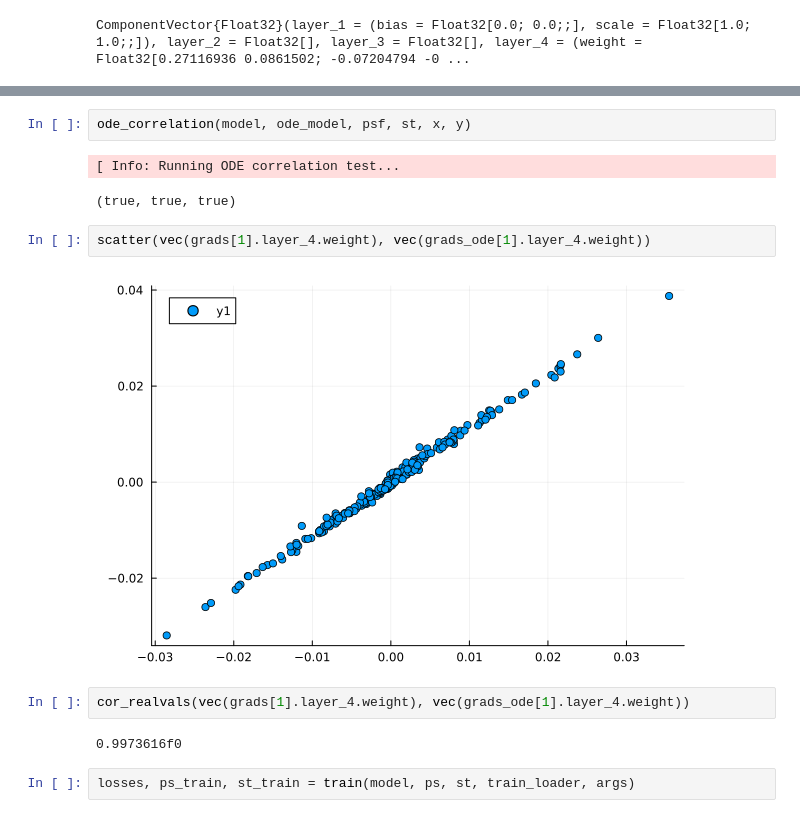
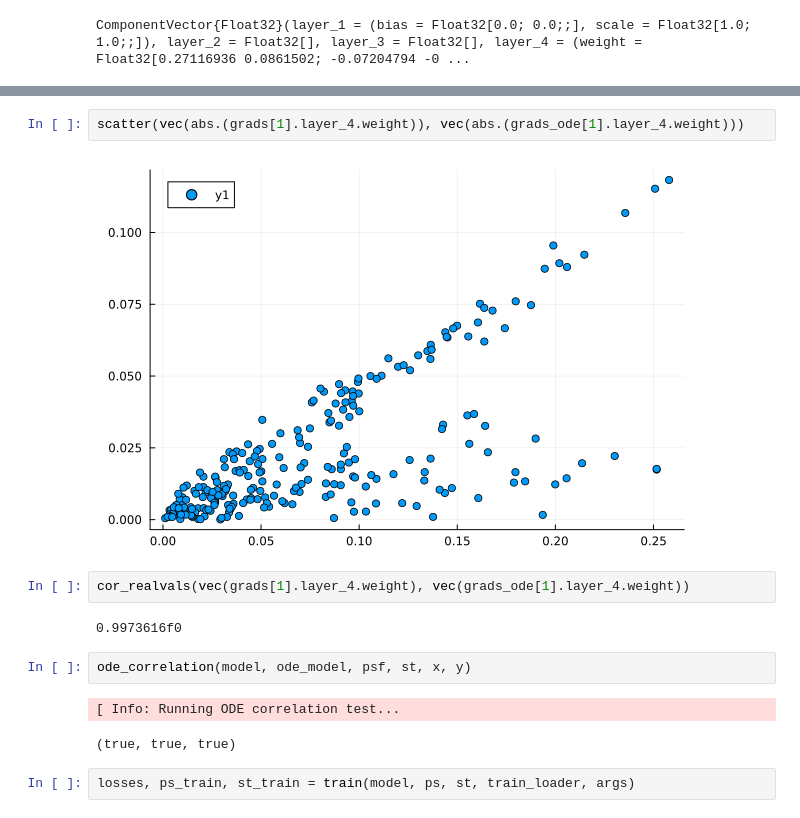
Before and after one commit to wilkieolin/PhasorNetworks.jl, a Jupyter notebook: demos/ode network.ipynb, the cells around one changed output, grey strips where cells are left out. Drawn from its saved outputs; the diff is of its cells as text.

```diff
--- a/demos/ode network.ipynb
+++ b/demos/ode network.ipynb
@@ -173,16 +217,16 @@ val, grads = withgradient(p -> mean(quadrature_loss(model(x, p, st_ode)[1], y)),
+# %%
+scatter(vec(abs.(grads[1].layer_4.weight)), vec(abs.(grads_ode[1].layer_4.weight)))
+# %% [output]
+[figure, added]
+# %%
+cor_realvals(vec(grads[1].layer_4.weight), vec(grads_ode[1].layer_4.weight))
+# %% [output]
+0.9973616f0
 # %%
 ode_correlation(model, ode_model, psf, st, x, y)
 # %% [output]
 [ Info: Running ODE correlation test...
 (true, true, true)
-# %%
-scatter(vec(grads[1].layer_4.weight), vec(grads_ode[1].layer_4.weight))
-# %% [output]
-[figure, removed]
-# %%
-cor_realvals(vec(grads[1].layer_4.weight), vec(grads_ode[1].layer_4.weight))
-# %% [output]
-0.9973616f0
 # %%
 losses, ps_train, st_train = train(model, ps, st, train_loader, args)
 # %% [output]
```
Also changed, not shown: parts of 12 cells of this notebook, 2 other files.
